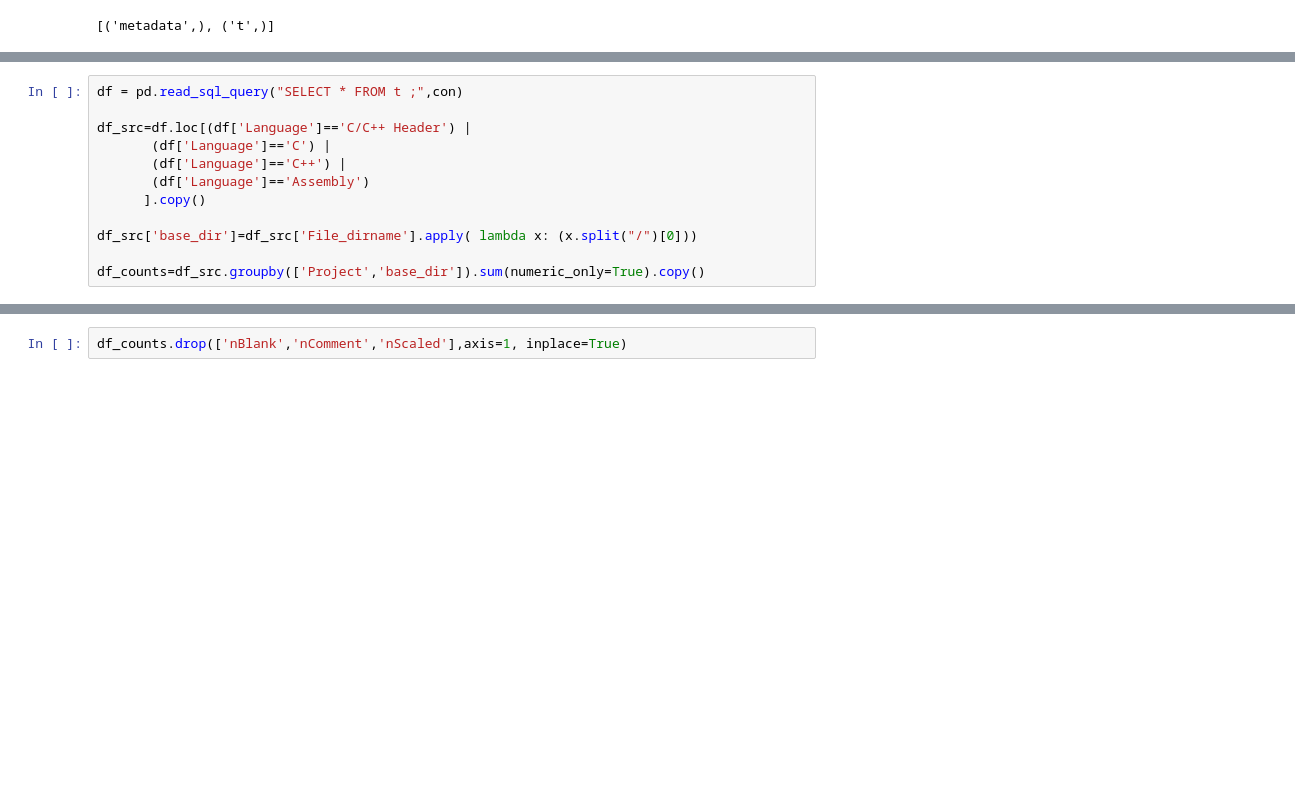
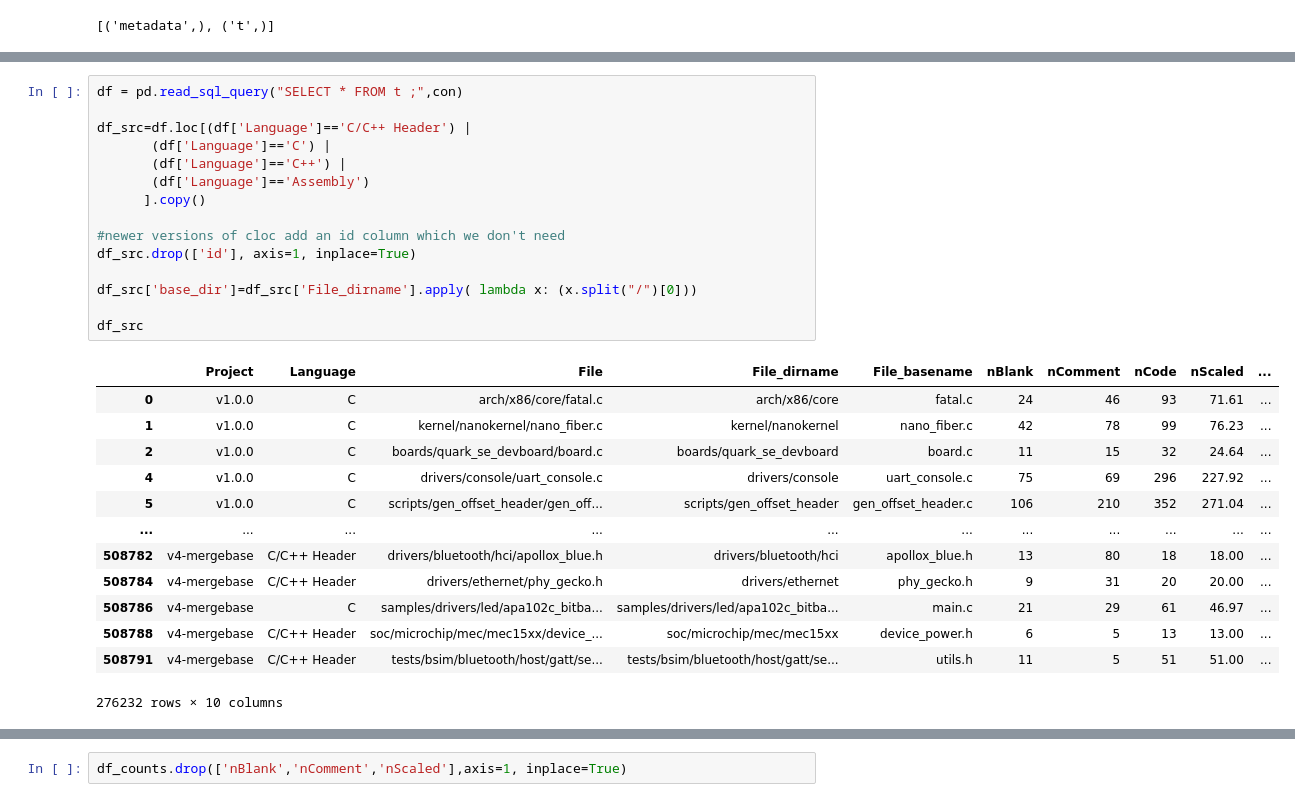
Before and after one commit to tiacsys/zephyr-analytics, a Jupyter notebook: notebooks/zephyr_code_stats.ipynb, the cells around one changed output, grey strips where cells are left out. Saved outputs shown, nothing was run; the diff lists cells and outputs as text; blank space fills up the shorter version.

```diff
--- a/notebooks/zephyr_code_stats.ipynb
+++ b/notebooks/zephyr_code_stats.ipynb
@@ -25,13 +25,30 @@ names
-# %%
-df = pd.read_sql_query("SELECT * FROM t ;",con)
-
-df_src=df.loc[(df['Language']=='C/C++ Header') |
-       (df['Language']=='C') |
-       (df['Language']=='C++') |
-       (df['Language']=='Assembly')
-      ].copy()
-
-df_src['base_dir']=df_src['File_dirname'].apply( lambda x: (x.split("/")[0]))
-
-df_counts=df_src.groupby(['Project','base_dir']).sum(numeric_only=True).copy()
+# %%
+df = pd.read_sql_query("SELECT * FROM t ;",con)
+
+df_src=df.loc[(df['Language']=='C/C++ Header') |
+       (df['Language']=='C') |
+       (df['Language']=='C++') |
+       (df['Language']=='Assembly')
+      ].copy()
+
+#newer versions of cloc add an id column which we don't need
+df_src.drop(['id'], axis=1, inplace=True)
+
+df_src['base_dir']=df_src['File_dirname'].apply( lambda x: (x.split("/")[0]))
+
+df_src
+# %% [output]
+|  | Project | Language | File | File_dirname | File_basename | nBlank | nComment | nCode | nScaled | ... |
+| 0 | v1.0.0 | C | arch/x86/core/fatal.c | arch/x86/core | fatal.c | 24 | 46 | 93 | 71.61 | ... |
+| 1 | v1.0.0 | C | kernel/nanokernel/nano_fiber.c | kernel/nanokernel | nano_fiber.c | 42 | 78 | 99 | 76.23 | ... |
+| 2 | v1.0.0 | C | boards/quark_se_devboard/board.c | boards/quark_se_devboard | board.c | 11 | 15 | 32 | 24.64 | ... |
+| 4 | v1.0.0 | C | drivers/console/uart_console.c | drivers/console | uart_console.c | 75 | 69 | 296 | 227.92 | ... |
+| 5 | v1.0.0 | C | scripts/gen_offset_header/gen_off... | scripts/gen_offset_header | gen_offset_header.c | 106 | 210 | 352 | 271.04 | ... |
+| ... | ... | ... | ... | ... | ... | ... | ... | ... | ... | ... |
+| 508782 | v4-mergebase | C/C++ Header | drivers/bluetooth/hci/apollox_blue.h | drivers/bluetooth/hci | apollox_blue.h | 13 | 80 | 18 | 18.00 | ... |
+| 508784 | v4-mergebase | C/C++ Header | drivers/ethernet/phy_gecko.h | drivers/ethernet | phy_gecko.h | 9 | 31 | 20 | 20.00 | ... |
+| 508786 | v4-mergebase | C | samples/drivers/led/apa102c_bitba... | samples/drivers/led/apa102c_bitba... | main.c | 21 | 29 | 61 | 46.97 | ... |
+| 508788 | v4-mergebase | C/C++ Header | soc/microchip/mec/mec15xx/device_... | soc/microchip/mec/mec15xx | device_power.h | 6 | 5 | 13 | 13.00 | ... |
+| 508791 | v4-mergebase | C/C++ Header | tests/bsim/bluetooth/host/gatt/se... | tests/bsim/bluetooth/host/gatt/se... | utils.h | 11 | 5 | 51 | 51.00 | ... |
+276232 rows × 10 columns
 # %%
```
Also changed, not shown: parts of 10 cells of this notebook, 3 other files.
